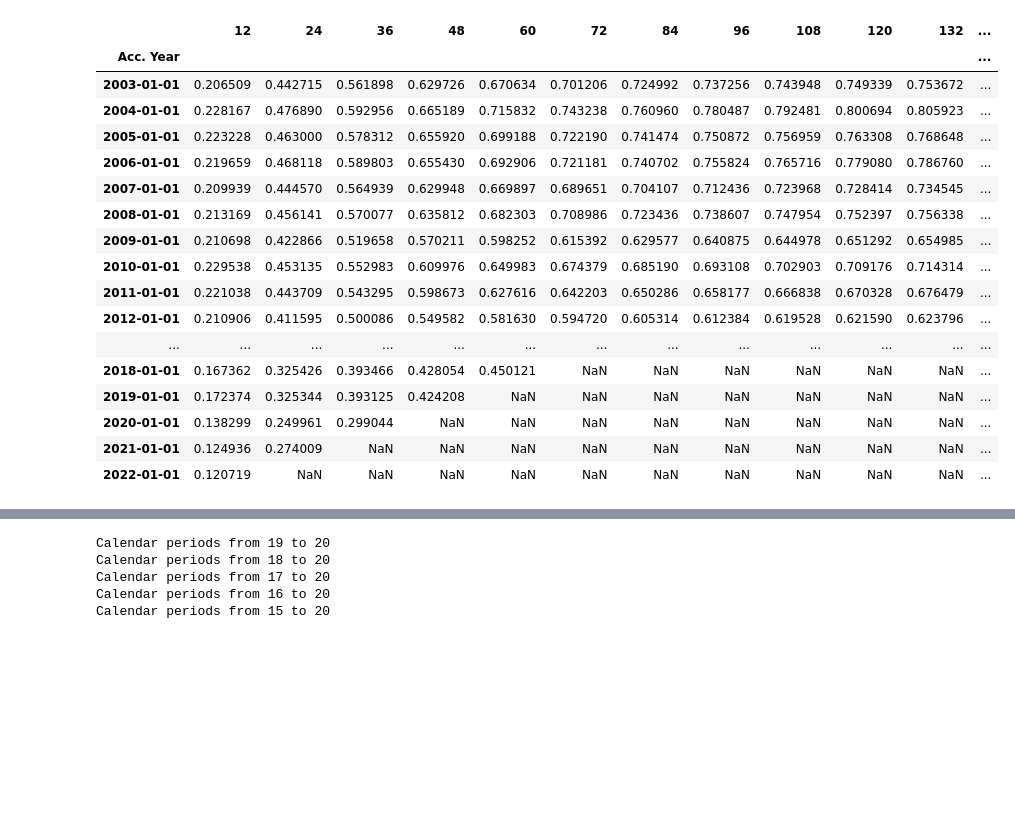
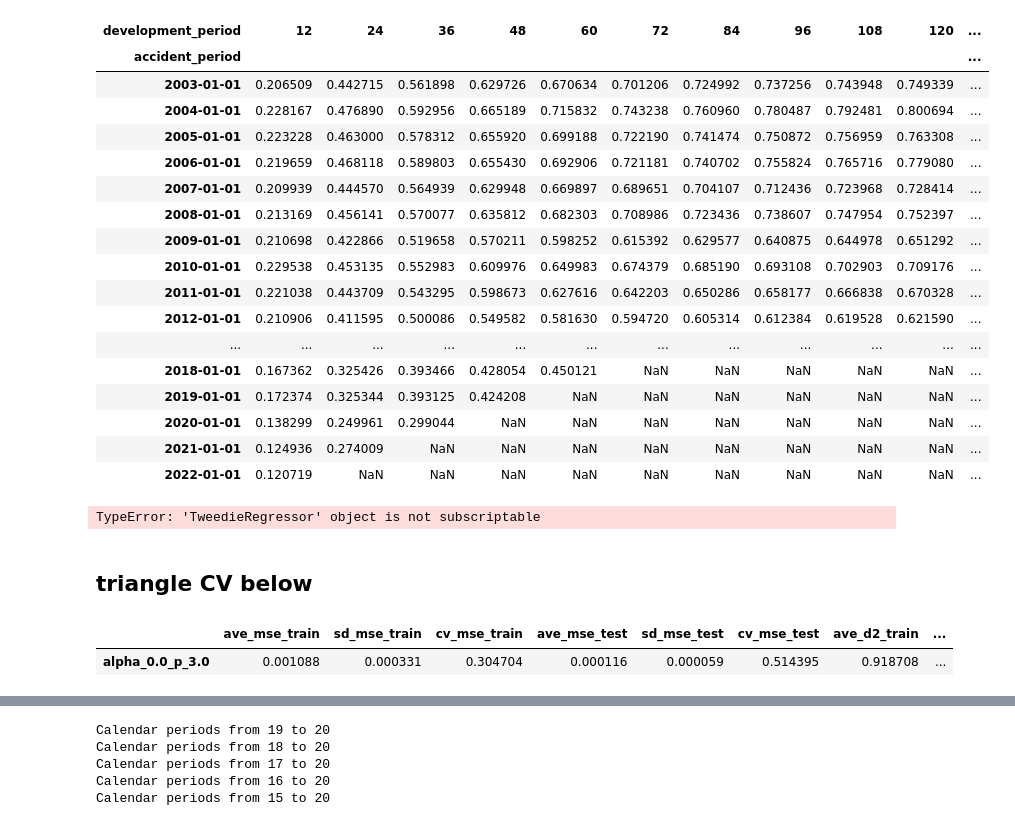
Before and after one commit to rocky-reserving/rocky, a Jupyter notebook: rocky-app/src/glm_model.ipynb, the cells around one changed output, grey strips where cells are left out. Cells and saved outputs as stored; diff of their text form; code cells hidden in the pictures; blank space fills up the shorter version.

```diff
--- a/rocky-app/src/glm_model.ipynb
+++ b/rocky-app/src/glm_model.ipynb
@@ -27,24 +27,24 @@ from py.GLM import glm
 # %%
 r = ROCKY()
 # %%
-r.tri_from_csv('../../paid.csv', origin_columns=1, id='paid_loss')
+r.FromCSV('../../paid.csv', origin_columns=1, id='paid_loss')
 r.paid_loss.tri
 # %% [output]
-|  | 12 | 24 | 36 | 48 | 60 | 72 | 84 | 96 | 108 | 120 | 132 | ... |
-| Acc. Year |  |  |  |  |  |  |  |  |  |  |  | ... |
-| 2003-01-01 | 0.206509 | 0.442715 | 0.561898 | 0.629726 | 0.670634 | 0.701206 | 0.724992 | 0.737256 | 0.743948 | 0.749339 | 0.753672 | ... |
-| 2004-01-01 | 0.228167 | 0.476890 | 0.592956 | 0.665189 | 0.715832 | 0.743238 | 0.760960 | 0.780487 | 0.792481 | 0.800694 | 0.805923 | ... |
-| 2005-01-01 | 0.223228 | 0.463000 | 0.578312 | 0.655920 | 0.699188 | 0.722190 | 0.741474 | 0.750872 | 0.756959 | 0.763308 | 0.768648 | ... |
-| 2006-01-01 | 0.219659 | 0.468118 | 0.589803 | 0.655430 | 0.692906 | 0.721181 | 0.740702 | 0.755824 | 0.765716 | 0.779080 | 0.786760 | ... |
-| 2007-01-01 | 0.209939 | 0.444570 | 0.564939 | 0.629948 | 0.669897 | 0.689651 | 0.704107 | 0.712436 | 0.723968 | 0.728414 | 0.734545 | ... |
-| 2008-01-01 | 0.213169 | 0.456141 | 0.570077 | 0.635812 | 0.682303 | 0.708986 | 0.723436 | 0.738607 | 0.747954 | 0.752397 | 0.756338 | ... |
-| 2009-01-01 | 0.210698 | 0.422866 | 0.519658 | 0.570211 | 0.598252 | 0.615392 | 0.629577 | 0.640875 | 0.644978 | 0.651292 | 0.654985 | ... |
-| 2010-01-01 | 0.229538 | 0.453135 | 0.552983 | 0.609976 | 0.649983 | 0.674379 | 0.685190 | 0.693108 | 0.702903 | 0.709176 | 0.714314 | ... |
-| 2011-01-01 | 0.221038 | 0.443709 | 0.543295 | 0.598673 | 0.627616 | 0.642203 | 0.650286 | 0.658177 | 0.666838 | 0.670328 | 0.676479 | ... |
-| 2012-01-01 | 0.210906 | 0.411595 | 0.500086 | 0.549582 | 0.581630 | 0.594720 | 0.605314 | 0.612384 | 0.619528 | 0.621590 | 0.623796 | ... |
-| ... | ... | ... | ... | ... | ... | ... | ... | ... | ... | ... | ... | ... |
-| 2018-01-01 | 0.167362 | 0.325426 | 0.393466 | 0.428054 | 0.450121 | NaN | NaN | NaN | NaN | NaN | NaN | ... |
-| 2019-01-01 | 0.172374 | 0.325344 | 0.393125 | 0.424208 | NaN | NaN | NaN | NaN | NaN | NaN | NaN | ... |
-| 2020-01-01 | 0.138299 | 0.249961 | 0.299044 | NaN | NaN | NaN | NaN | NaN | NaN | NaN | NaN | ... |
-| 2021-01-01 | 0.124936 | 0.274009 | NaN | NaN | NaN | NaN | NaN | NaN | NaN | NaN | NaN | ... |
-| 2022-01-01 | 0.120719 | NaN | NaN | NaN | NaN | NaN | NaN | NaN | NaN | NaN | NaN | ... |
+| development_period | 12 | 24 | 36 | 48 | 60 | 72 | 84 | 96 | 108 | 120 | ... |
+| accident_period |  |  |  |  |  |  |  |  |  |  | ... |
+| 2003-01-01 | 0.206509 | 0.442715 | 0.561898 | 0.629726 | 0.670634 | 0.701206 | 0.724992 | 0.737256 | 0.743948 | 0.749339 | ... |
+| 2004-01-01 | 0.228167 | 0.476890 | 0.592956 | 0.665189 | 0.715832 | 0.743238 | 0.760960 | 0.780487 | 0.792481 | 0.800694 | ... |
+| 2005-01-01 | 0.223228 | 0.463000 | 0.578312 | 0.655920 | 0.699188 | 0.722190 | 0.741474 | 0.750872 | 0.756959 | 0.763308 | ... |
+| 2006-01-01 | 0.219659 | 0.468118 | 0.589803 | 0.655430 | 0.692906 | 0.721181 | 0.740702 | 0.755824 | 0.765716 | 0.779080 | ... |
+| 2007-01-01 | 0.209939 | 0.444570 | 0.564939 | 0.629948 | 0.669897 | 0.689651 | 0.704107 | 0.712436 | 0.723968 | 0.728414 | ... |
+| 2008-01-01 | 0.213169 | 0.456141 | 0.570077 | 0.635812 | 0.682303 | 0.708986 | 0.723436 | 0.738607 | 0.747954 | 0.752397 | ... |
+| 2009-01-01 | 0.210698 | 0.422866 | 0.519658 | 0.570211 | 0.598252 | 0.615392 | 0.629577 | 0.640875 | 0.644978 | 0.651292 | ... |
+| 2010-01-01 | 0.229538 | 0.453135 | 0.552983 | 0.609976 | 0.649983 | 0.674379 | 0.685190 | 0.693108 | 0.702903 | 0.709176 | ... |
+| 2011-01-01 | 0.221038 | 0.443709 | 0.543295 | 0.598673 | 0.627616 | 0.642203 | 0.650286 | 0.658177 | 0.666838 | 0.670328 | ... |
+| 2012-01-01 | 0.210906 | 0.411595 | 0.500086 | 0.549582 | 0.581630 | 0.594720 | 0.605314 | 0.612384 | 0.619528 | 0.621590 | ... |
+| ... | ... | ... | ... | ... | ... | ... | ... | ... | ... | ... | ... |
+| 2018-01-01 | 0.167362 | 0.325426 | 0.393466 | 0.428054 | 0.450121 | NaN | NaN | NaN | NaN | NaN | ... |
+| 2019-01-01 | 0.172374 | 0.325344 | 0.393125 | 0.424208 | NaN | NaN | NaN | NaN | NaN | NaN | ... |
+| 2020-01-01 | 0.138299 | 0.249961 | 0.299044 | NaN | NaN | NaN | NaN | NaN | NaN | NaN | ... |
+| 2021-01-01 | 0.124936 | 0.274009 | NaN | NaN | NaN | NaN | NaN | NaN | NaN | NaN | ... |
+| 2022-01-01 | 0.120719 | NaN | NaN | NaN | NaN | NaN | NaN | NaN | NaN | NaN | ... |
@@ -51 +53,7 @@ r.paid_loss.tri
+# %%
+r.glm.TuneFitHyperparameters()
+# %% [output]
+TypeError: 'TweedieRegressor' object is not subscriptable
+# %% [markdown]
+## triangle CV below
 # %%
@@ -52,0 +65,9 @@ cv = TriangleTimeSeriesSplit(r.paid_loss, n_splits=5)
+# %%
+cv.TweedieParetoFront({
+    'ave_mse_test':'min',
+    'sd_mse_test':'min',
+    'ave_mae_test':'min',
+    })
+# %% [output]
+|  | ave_mse_train | sd_mse_train | cv_mse_train | ave_mse_test | sd_mse_test | cv_mse_test | ave_d2_train | ... |
+| alpha_0.0_p_3.0 | 0.001088 | 0.000331 | 0.304704 | 0.000116 | 0.000059 | 0.514395 | 0.918708 | ... |
```
Also changed, not shown: parts of 16 cells of this notebook, 10 other files.
